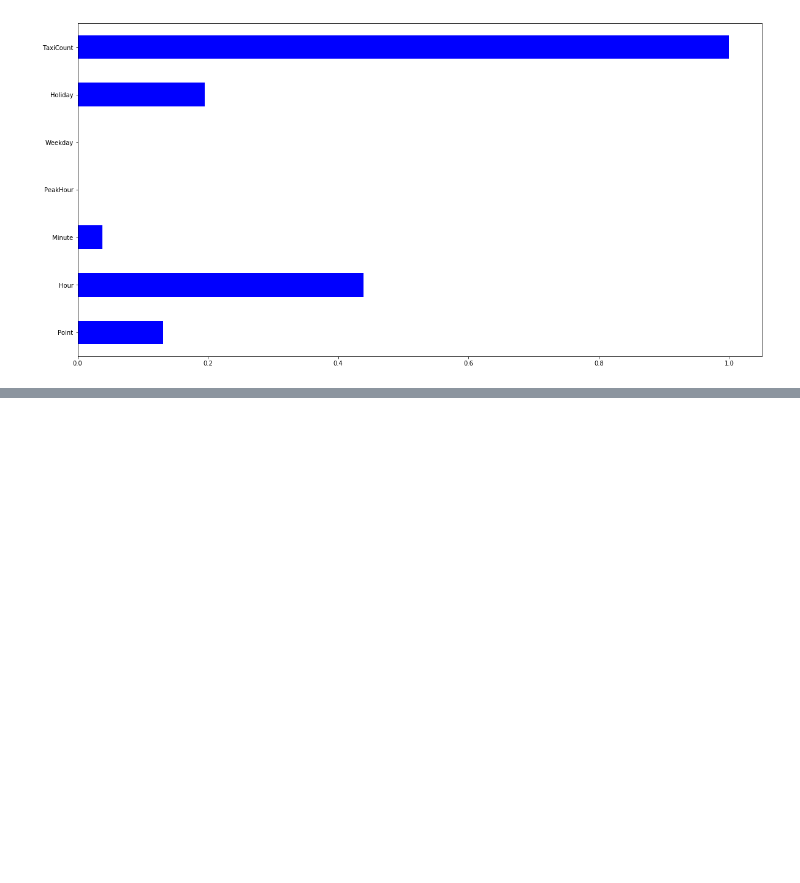
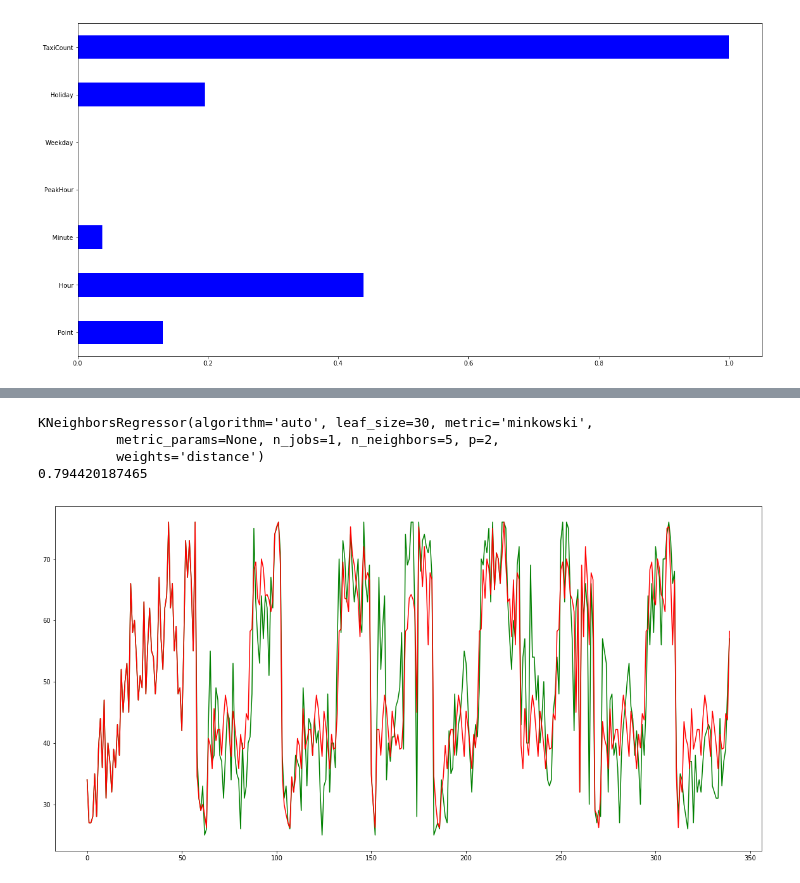
Before and after one commit to hari-allamraju/sg-taxidata, a Jupyter notebook: notebooks/Methodical study.ipynb, the cells around one changed output, grey strips where cells are left out. Drawn from its saved outputs; the diff is of its cells as text; code cells hidden in the pictures; blank space fills up the shorter version.

```diff
--- a/notebooks/Methodical study.ipynb
+++ b/notebooks/Methodical study.ipynb
@@ -114,0 +119,19 @@ plt.show()
+# %%
+X=training.drop(['Point','TaxiCount'],axis=1).as_matrix()
+y=np.array(training['TaxiCount'].tolist()).reshape(-1,1)
+
+kn=KNeighborsRegressor(weights='distance').fit(X,y)
+
+print kn
+
+print kn.score(X,y)
+
+plt.plot(y,color='g')
+plt.plot(kn.predict(X),color='r')
+plt.show()
+# %% [output]
+KNeighborsRegressor(algorithm='auto', leaf_size=30, metric='minkowski',
+          metric_params=None, n_jobs=1, n_neighbors=5, p=2,
+          weights='distance')
+0.794420187465
+[figure, added]
```
Also changed, not shown: parts of 6 cells of this notebook.
